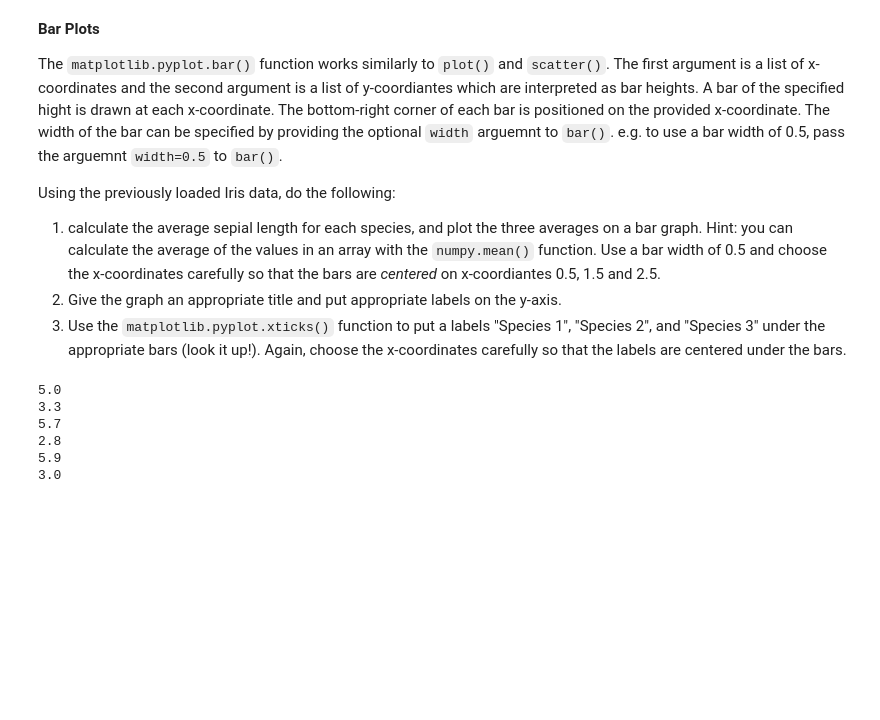
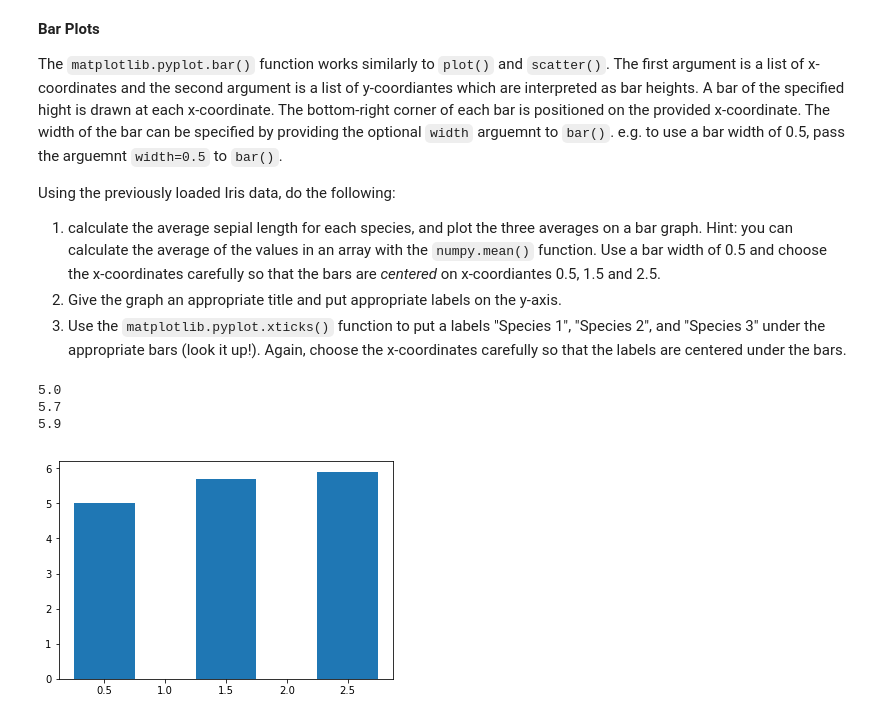
Before and after one commit to satiowadahc/CMPT487A0, a Jupyter notebook: asn0-q2.ipynb, the cells around one changed output. Cells and saved outputs as stored; diff of their text form; code cells hidden in the pictures; blank space fills up the shorter version.

```diff
--- a/asn0-q2.ipynb
+++ b/asn0-q2.ipynb
@@ -117,30 +117,27 @@ Using the previously loaded Iris data, do the following:
 3. Use the `matplotlib.pyplot.xticks()` function to put a labels "Species 1", "Species 2", and "Species 3" under the appropriate bars (look it up!).  Again, choose the x-coordinates carefully so that the labels are centered under the bars.
 # %%
 # TODO Follow the instructions in the previous block.
+
+min = 0
 for i in species1samples:
     mlone = np.mean(i[0])
-    mwone = np.mean(i[1])
 
 for i in species2samples:
     mltwo = np.mean(i[0])
-    mwtwo = np.mean(i[1])
 
 for i in species3samples:
     mlthree = np.mean(i[0])
-    mwthree = np.mean(i[1])
 
 print(mlone)
-print(mwone)
 
 print(mltwo)
-print(mwtwo)
 
 print(mlthree)
-print(mwthree)
+
+fig = plt.bar([0.5, 1.5, 2.5], height=[mlone, mltwo, mlthree], width=0.5)
+fig.title = 'Average Petal Length'
 # %% [output]
 5.0
-3.3
 5.7
-2.8
 5.9
-3.0
+[figure, added]
```
